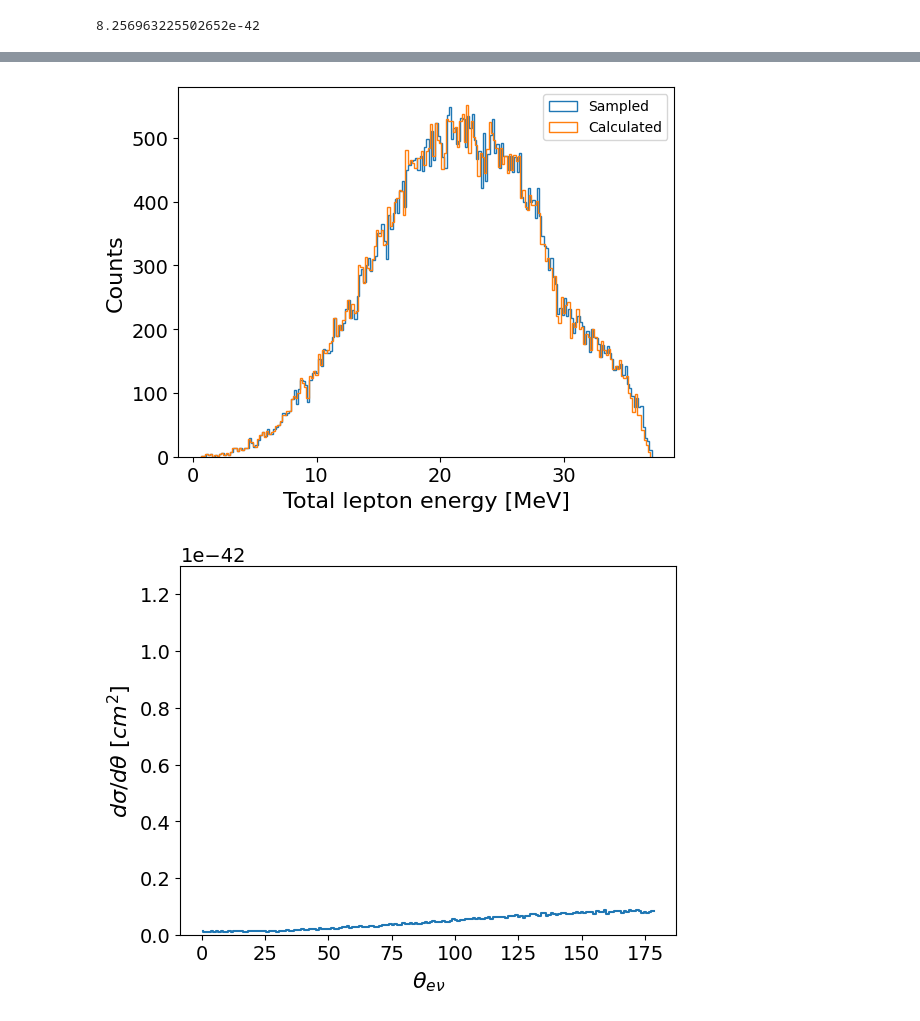
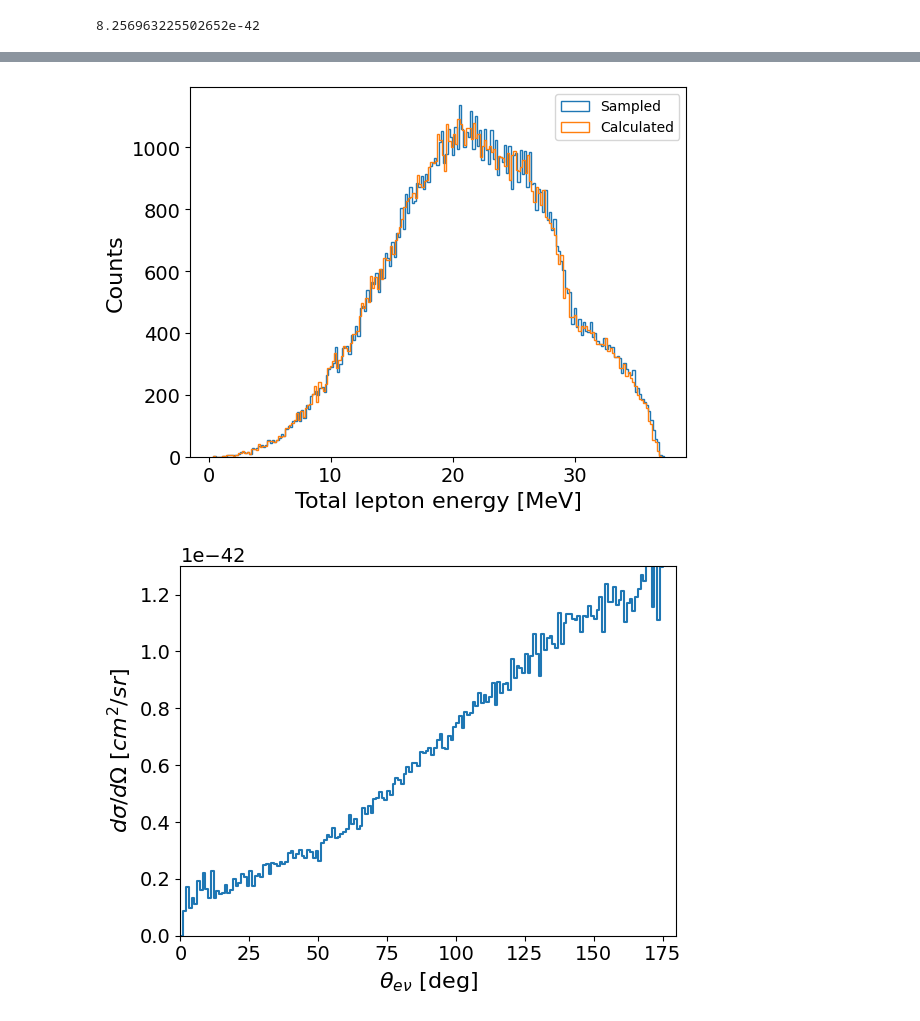
Before and after one commit to schedges/pyNEWTON, a Jupyter notebook: validation.ipynb, the cells around one changed output, grey strips where cells are left out. Drawn from its saved outputs; the diff is of its cells as text; code cells hidden in the pictures.

Commit message:
Fixing flux-averaged xs in main code after fixing in notebook. Also clipping sampled ee so its always in range

```diff
--- a/validation.ipynb
+++ b/validation.ipynb
@@ -49,7 +49,7 @@ if not deexcitation_folder.endswith("/"):
     deexcitation_folder+="/"
 
 outputFormat = "ascii" #root, ascii
-nps = 50000
+nps = 100000
 neutrino_direction = [0,0,1]
 
 ##Plot settings##
@@ -361,17 +361,17 @@ sin_weights = np.sin(theta_rad_interp)
 weighted_xs = angle_energy_xs_cm2 * sin_weights[:, np.newaxis]
 
 #Create probabilitiy distributions, normalized per lepton energy
-lepton_angle_probs = np.zeros_like(angle_energy_xs_cm2)
-colsum = angle_energy_xs_cm2.sum(axis=0)
+lepton_angle_probs = np.zeros_like(weighted_xs)
+colsum = weighted_xs.sum(axis=0)
 mask = colsum > 0
-lepton_angle_probs[:, mask] = angle_energy_xs_cm2[:, mask] / colsum[mask]
+lepton_angle_probs[:, mask] = weighted_xs[:, mask] / colsum[mask]
 
 ########
 ##Plot##
 ########
 fig, ax = plt.subplots(figsize=(10,4))
 im = ax.imshow(
-    angle_energy_xs_cm2,
+    weighted_xs,
     origin="lower",
     aspect="auto",
     extent=[energies_MeV_interp[0], energies_MeV_interp[-1],
@@ -476,25 +486,30 @@ On entry 45000
 # %%
 #Validation
 fig,ax = plt.subplots()
 plt.hist(sampled_lepton_energies,bins=200,histtype='step',label="Sampled")
 plt.hist(calculated_lepton_energies,bins=200,histtype='step',label="Calculated")
 plt.xlabel("Total lepton energy [MeV]")
 plt.ylabel("Counts")
 plt.legend()
 
 
 fig2,ax2 = plt.subplots()
-counts,edges = np.histogram(sampled_thetas_deg,bins=180)
+counts, edges = np.histogram(sampled_thetas_deg, bins=180, range=(0, 180))
 bin_widths = np.diff(edges)
-centers = 0.5*(edges[:-1] + edges[1:])
+centers = 0.5 * (edges[:-1] + edges[1:])
 
-dsigma_dtheta = (counts/np.sum(counts)*flux_averaged_xs/bin_widths)
+normed_counts = counts / np.sum(counts)
+dsigma_dtheta = (normed_counts * flux_averaged_xs / bin_widths)
 
-plt.step(centers, dsigma_dtheta)
-plt.xlabel("$\\theta_{e\\nu}$")
-plt.ylabel(f"$d\sigma/d\\theta$ [$cm^2$]")
+centers_rad = np.deg2rad(centers)
+dsigma_dOmega = (dsigma_dtheta * (180/np.pi)) / (2 * np.pi * np.sin(centers_rad))
+
+plt.step(centers, dsigma_dOmega, where='mid')
+plt.xlabel(r"$\theta_{e\nu}$ [deg]")
+plt.ylabel(r"$d\sigma/d\Omega$ [$cm^2/sr$]") # Explicitly label as per degree
 plt.ylim(0,13e-43)
+plt.xlim(0,180)
 plt.show()
 # %% [output]
-[figure, old version]
+[figure, new version]
-[figure, old version]
+[figure, new version]
```
Also changed, not shown: parts of 2 cells of this notebook, 2 other files.
